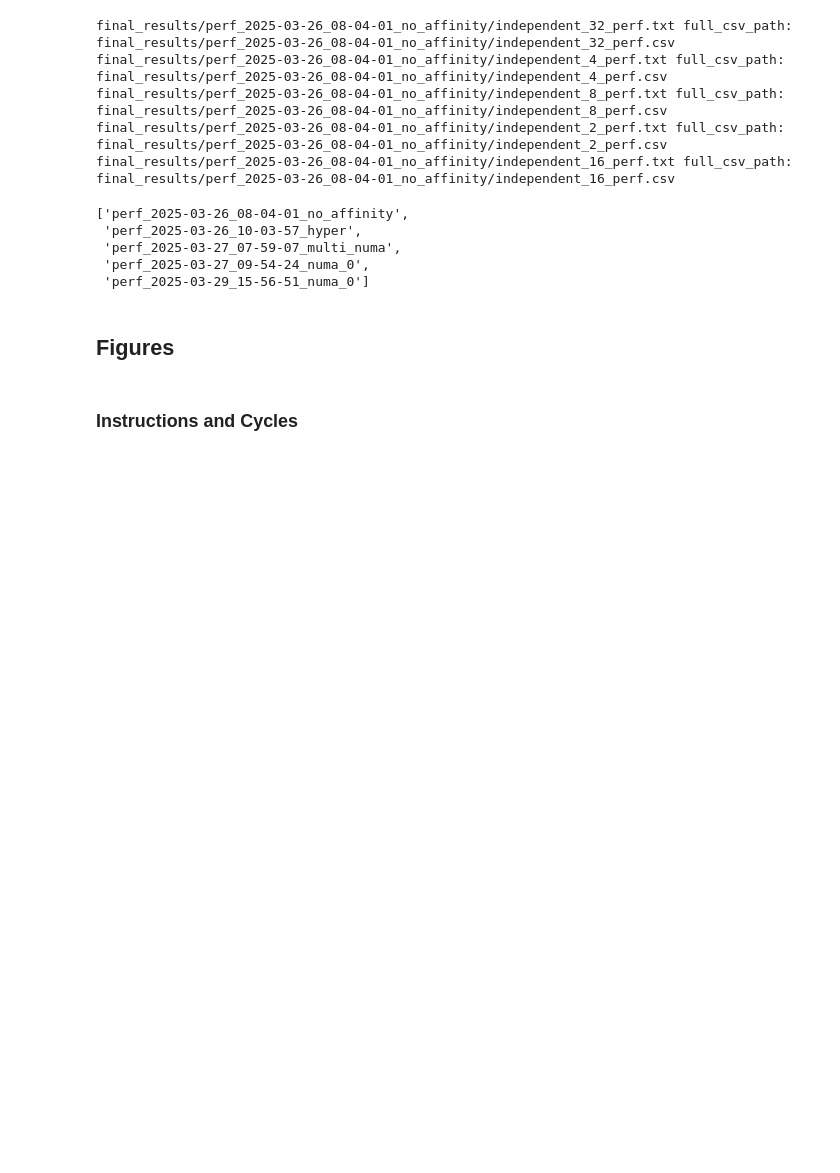
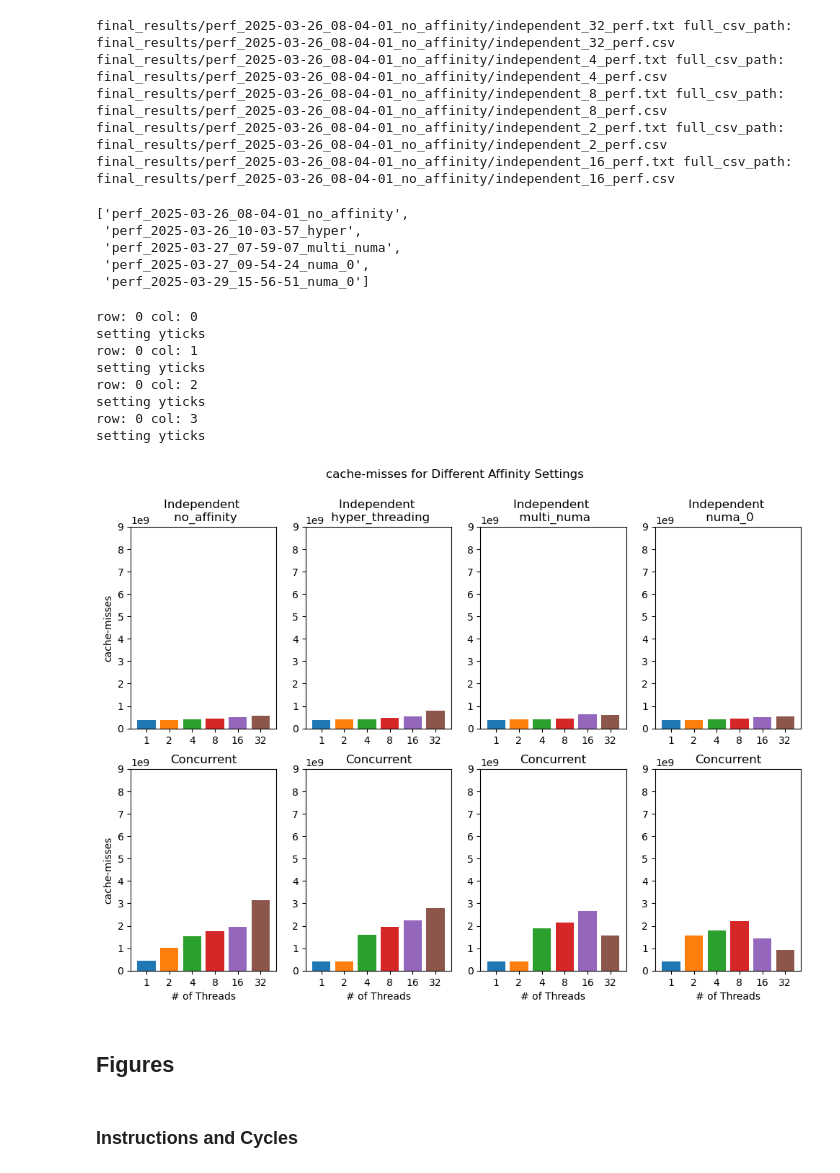
Before and after one commit to xXPinkmagicXx/csp, a Jupyter notebook: perf_graph.ipynb, the cells around one changed output. Cells and saved outputs as stored; diff of their text form; code cells hidden in the pictures; blank space fills up the shorter version.

Commit message:
cache-misses, context-switches and dTLB misses on bar charts

```diff
--- a/perf_graph.ipynb
+++ b/perf_graph.ipynb
@@ -289,3 +351,16 @@ def create_bar_chart(key: str, par_method: str, yticks: list = None, save: bool
+# %%
+yticks = [x*10e8 for x in range(0, 10)]
+fig, ax = create_bar_chart_all('cache-misses', yticks, save=True)
+# %% [output]
+row: 0 col: 0
+setting yticks
+row: 0 col: 1
+setting yticks
+row: 0 col: 2
+setting yticks
+row: 0 col: 3
+setting yticks
+[figure, added]
 # %% [markdown]
 ## Figures
 # %% [markdown]
```
Also changed, not shown: parts of 4 cells of this notebook, 3 other files.
